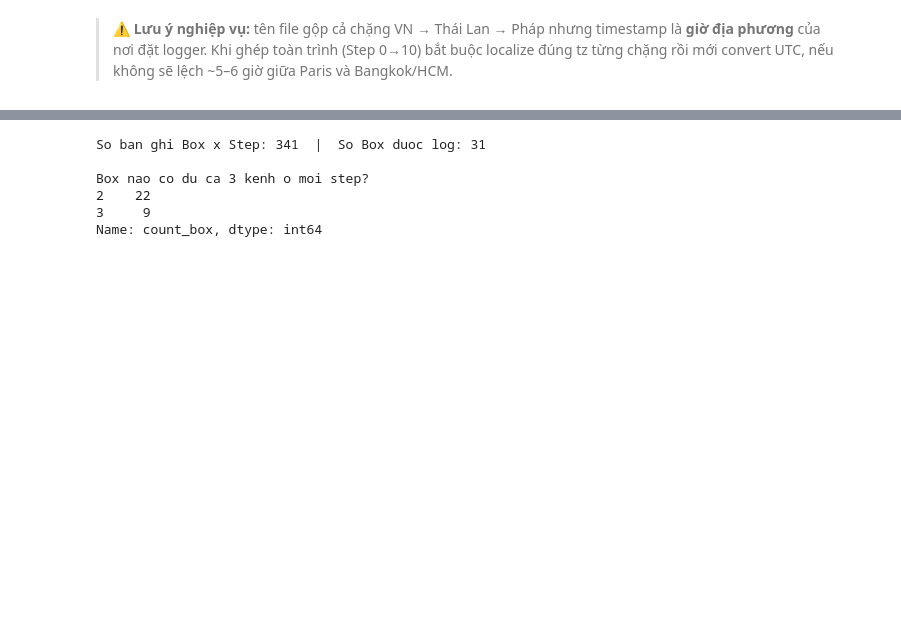
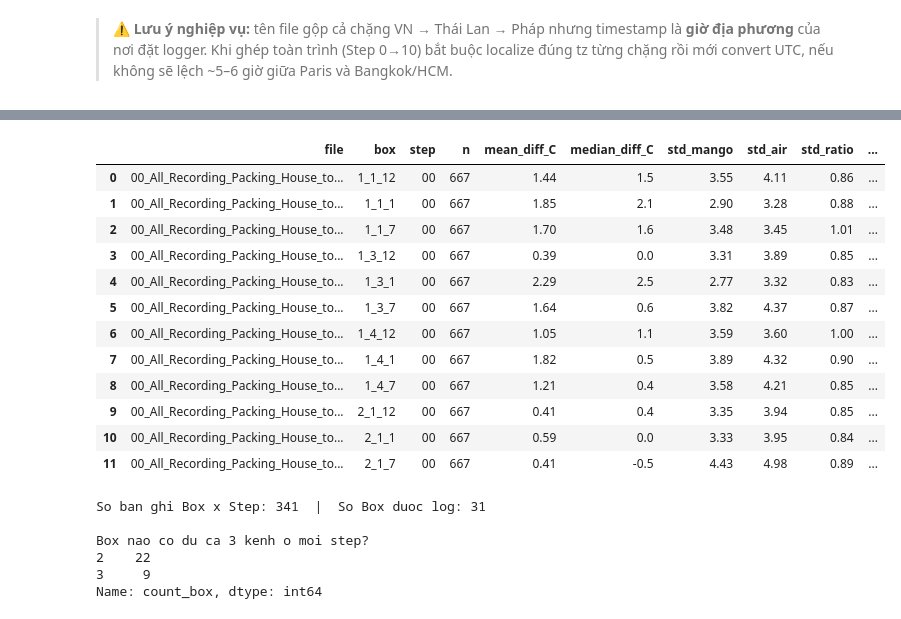
Before and after one commit to mhan0505/nckh_qaaa, a Jupyter notebook: stage1_stage2_inventory.ipynb, the cells around one changed output, grey strips where cells are left out. Cells and saved outputs as stored; diff of their text form; code cells hidden in the pictures; blank space fills up the shorter version.

```diff
--- a/stage1_stage2_inventory.ipynb
+++ b/stage1_stage2_inventory.ipynb
@@ -825,0 +866,54 @@ Ba loại kênh đo cần phân biệt rõ:
+# %%
+# ---- 2.3.b: Kiem dinh H1/H2/H3 tu toan bo log Step-wise co ca 2 kenh ----
+feat_rows = []
+for f in sorted(groups["A_Sensor_raw_logs"]):
+    m = re.match(r"(\d+(?:_\d+)?)_([A-Za-z0-9_]+?)_(\d+_\d+_\d+)_", f.name)
+    if not m or f.parent.name != "01_src_subset_dataset_T_H":
+        continue
+    df = pd.read_csv(f, sep=r"\t|\s{2,}", engine="python")
+    if not {"T_mangoes", "T_Air"}.issubset(df.columns):
+        continue
+    tm = pd.to_numeric(df["T_mangoes"], errors="coerce")
+    ta = pd.to_numeric(df["T_Air"], errors="coerce")
+    ok = tm.notna() & ta.notna()
+    tm, ta = tm[ok].reset_index(drop=True), ta[ok].reset_index(drop=True)
+    if len(tm) < 24:
+        continue
+    d = tm - ta
+    best_lag, best_c = 0, -9
+    for lag in range(0, 7):                      # 0..30 phut (buoc mau 5 phut)
+        c = tm.corr(ta.shift(lag))
+        if pd.notna(c) and c > best_c:
+            best_c, best_lag = c, lag
+    feat_rows.append({
+        "file": f.name, "box": m.group(3), "step": m.group(1), "n": len(tm),
+        "mean_diff_C": round(float(d.mean()), 2),
+        "median_diff_C": round(float(d.median()), 2),
+        "std_mango": round(float(tm.std()), 2), "std_air": round(float(ta.std()), 2),
+        "std_ratio": round(float(tm.std()/ta.std()), 2) if ta.std() else np.nan,
+        "lag_max_min": best_lag*5, "corr_at_lagmax": round(float(best_c), 3),
+        "frac_equal": round(float((d==0).mean()), 3),
+        "frac_step_le_0p5": round(float((d.abs()<=0.5).mean()), 3),
+    })
+df_feat = pd.DataFrame(feat_rows)
+print(f"File log co ca 2 kenh (Step-wise): {len(df_feat)}")
+print("\n=== So sanh gia thiet (toan bo File log co ca 2 kenh (Step-wise)) ===")
+print("mean_diff_C   : median=%.2f  IQR=[%.2f ; %.2f]" % (df_feat.mean_diff_C.median(), df_feat.mean_diff_C.quantile(.25), df_feat.mean_diff_C.quantile(.75)))
+print("lag_max_min   : mode=%s phut | phan bo: %s" % (int(df_feat.lag_max_min.mode().iloc[0]), dict(df_feat.lag_max_min.value_counts())))
+print("corr_at_lagmax: median=%.3f (tuong quan TRONG TUNG box -- cao => cap cam bien doc lap)" % df_feat.corr_at_lagmax.median())
+print("std_ratio     : median=%.2f (gan 1 => khong bi 'lam tron' manh nhu tam qua)" % df_feat.std_ratio.median())
+print("frac_equal    : median=%.2f | frac_step_le_0p5: median=%.2f" % (df_feat.frac_equal.median(), df_feat.frac_step_le_0p5.median()))
+
+print("\n=== Phan loai theo nguong (minh hoa tren tung file) ===")
+def classify(r):
+    if r.std_mango < 0.2 or pd.isna(r.corr_at_lagmax): return "Sensor treo/hang so (khong dung duoc)"
+    if abs(r.mean_diff_C) < 0.3 and r.lag_max_min <= 5 and r.corr_at_lagmax > 0.95: return "H3-like (giong khi/ giua cac qua)"
+    if r.mean_diff_C >= 1.0 and r.lag_max_min <= 10: return "H2-like (ap/be mat vo: chenh duong, tre nho)"
+    if r.mean_diff_C >= 1.0 and r.lag_max_min >= 15: return "H1-like (trong khoi qua: chenh duong, tre lon)"
+    return "Khong ket luan duoc"
+df_feat["phan_loai"] = df_feat.apply(classify, axis=1)
+print(df_feat.phan_loai.value_counts())
+print("\n=> Ket luan: du lieu PHAN BIET duoc muc do ('tre nhieu hay it'), nhung KHONG xac dinh duy nhat vi tri cam bien.")
+print("   Ghi van ban cua Stage 1-2: 'T_mangoes - mango temperature, sensor placement unverified'.")
+df_feat.head(12)
+# %% [output]
@@ -826,3 +940,16 @@ Ba loại kênh đo cần phân biệt rõ:
+|  | file | box | step | n | mean_diff_C | median_diff_C | std_mango | std_air | std_ratio | ... |
+| 0 | 00_All_Recording_Packing_House_to... | 1_1_12 | 00 | 667 | 1.44 | 1.5 | 3.55 | 4.11 | 0.86 | ... |
+| 1 | 00_All_Recording_Packing_House_to... | 1_1_1 | 00 | 667 | 1.85 | 2.1 | 2.90 | 3.28 | 0.88 | ... |
+| 2 | 00_All_Recording_Packing_House_to... | 1_1_7 | 00 | 667 | 1.70 | 1.6 | 3.48 | 3.45 | 1.01 | ... |
+| 3 | 00_All_Recording_Packing_House_to... | 1_3_12 | 00 | 667 | 0.39 | 0.0 | 3.31 | 3.89 | 0.85 | ... |
+| 4 | 00_All_Recording_Packing_House_to... | 1_3_1 | 00 | 667 | 2.29 | 2.5 | 2.77 | 3.32 | 0.83 | ... |
+| 5 | 00_All_Recording_Packing_House_to... | 1_3_7 | 00 | 667 | 1.64 | 0.6 | 3.82 | 4.37 | 0.87 | ... |
+| 6 | 00_All_Recording_Packing_House_to... | 1_4_12 | 00 | 667 | 1.05 | 1.1 | 3.59 | 3.60 | 1.00 | ... |
+| 7 | 00_All_Recording_Packing_House_to... | 1_4_1 | 00 | 667 | 1.82 | 0.5 | 3.89 | 4.32 | 0.90 | ... |
+| 8 | 00_All_Recording_Packing_House_to... | 1_4_7 | 00 | 667 | 1.21 | 0.4 | 3.58 | 4.21 | 0.85 | ... |
+| 9 | 00_All_Recording_Packing_House_to... | 2_1_12 | 00 | 667 | 0.41 | 0.4 | 3.35 | 3.94 | 0.85 | ... |
+| 10 | 00_All_Recording_Packing_House_to... | 2_1_1 | 00 | 667 | 0.59 | 0.0 | 3.33 | 3.95 | 0.84 | ... |
+| 11 | 00_All_Recording_Packing_House_to... | 2_1_7 | 00 | 667 | 0.41 | -0.5 | 4.43 | 4.98 | 0.89 | ... |
 # %%
 # ---- Ma tran anh xa Box x Step x loai kenh ----
 mapping_rows = []
```
Also changed, not shown: parts of 11 cells of this notebook, 1 other file.
